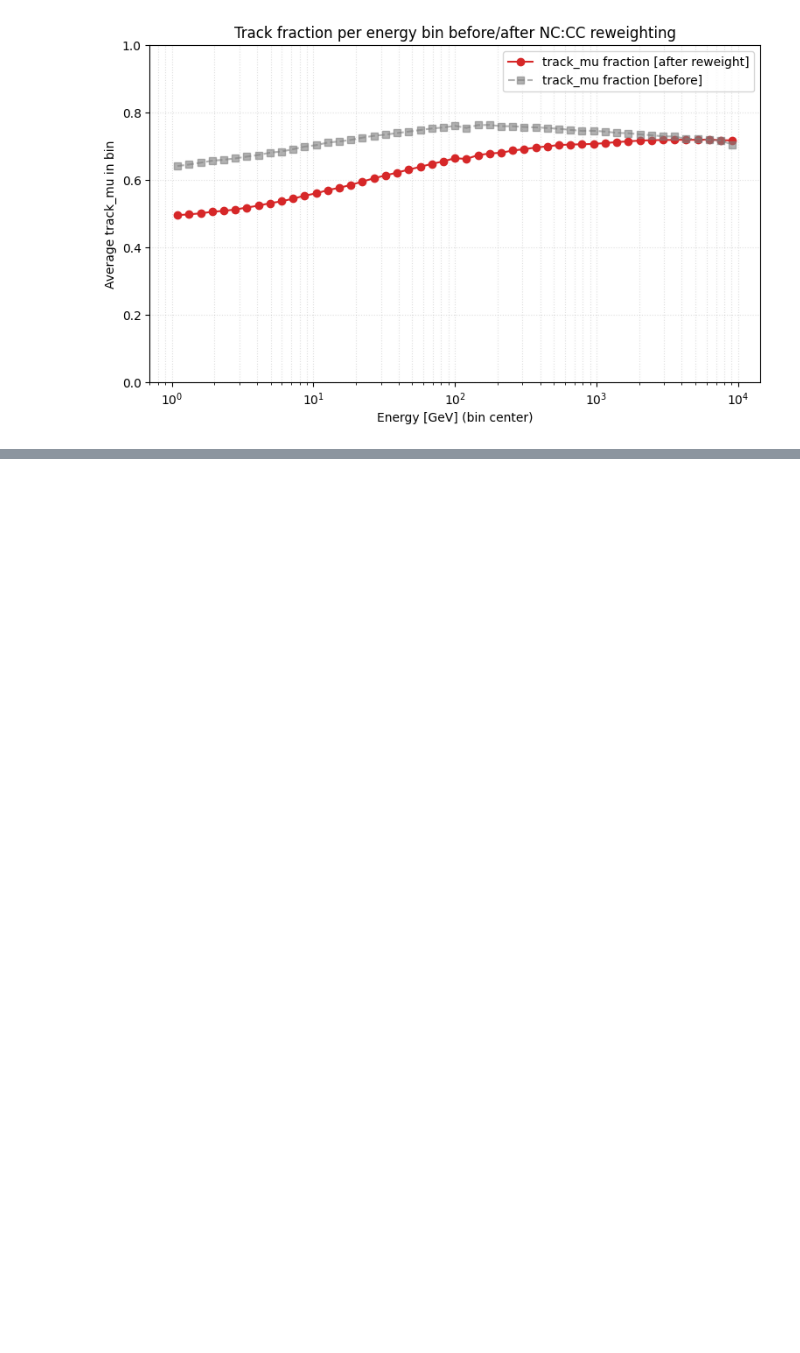
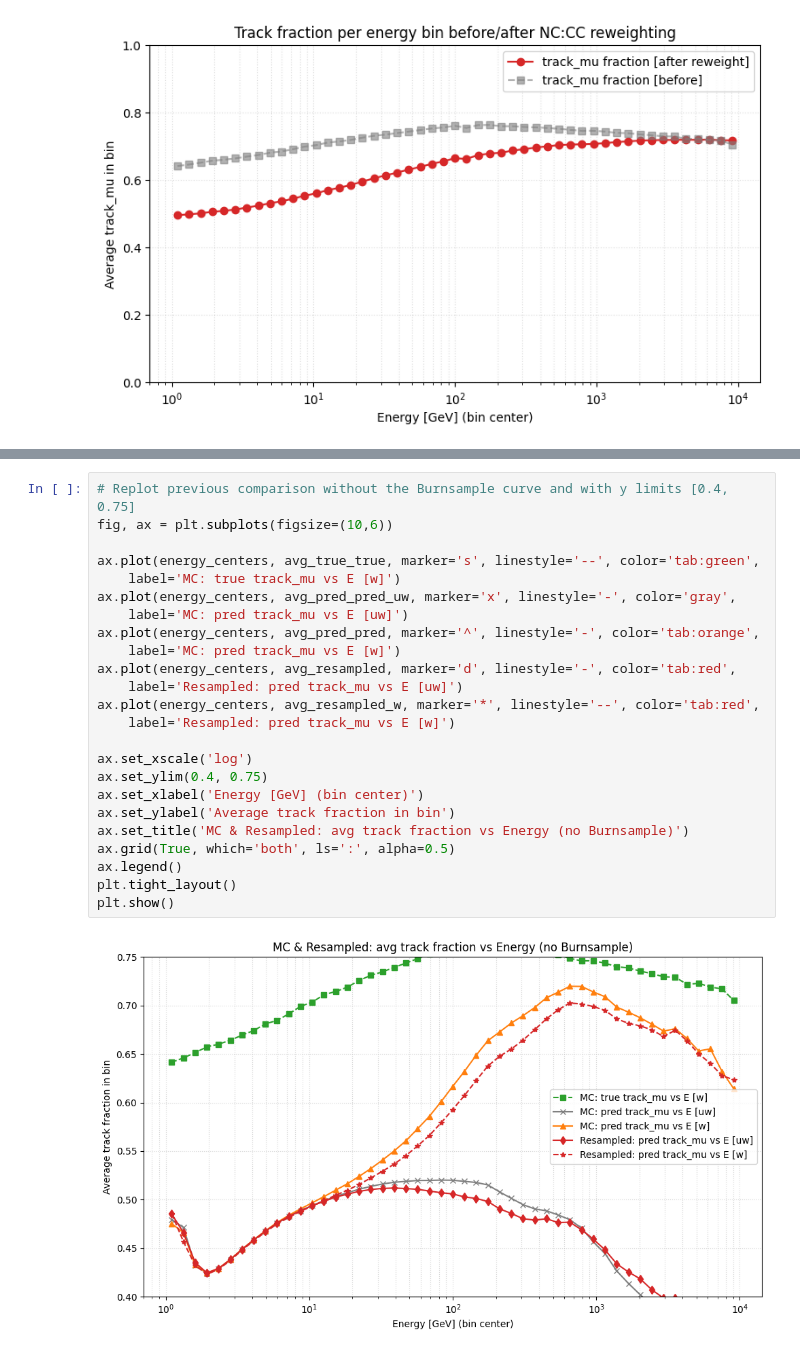
Before and after one commit to Nielsdb63/Weinberg_Angle_IceCube, a Jupyter notebook: ST.ipynb, the cells around one changed output, grey strips where cells are left out. Saved outputs shown, nothing was run; the diff lists cells and outputs as text; blank space fills up the shorter version.

```diff
--- a/ST.ipynb
+++ b/ST.ipynb
@@ -1211,0 +1226,26 @@ plt.show()
+# %%
+# Replot previous comparison without the Burnsample curve and with y limits [0.4, 0.75]
+fig, ax = plt.subplots(figsize=(10,6))
+
+ax.plot(energy_centers, avg_true_true, marker='s', linestyle='--', color='tab:green',
+    label='MC: true track_mu vs E [w]')
+ax.plot(energy_centers, avg_pred_pred_uw, marker='x', linestyle='-', color='gray',
+    label='MC: pred track_mu vs E [uw]')
+ax.plot(energy_centers, avg_pred_pred, marker='^', linestyle='-', color='tab:orange',
+    label='MC: pred track_mu vs E [w]')
+ax.plot(energy_centers, avg_resampled, marker='d', linestyle='-', color='tab:red',
+    label='Resampled: pred track_mu vs E [uw]')
+ax.plot(energy_centers, avg_resampled_w, marker='*', linestyle='--', color='tab:red',
+    label='Resampled: pred track_mu vs E [w]')
+
+ax.set_xscale('log')
+ax.set_ylim(0.4, 0.75)
+ax.set_xlabel('Energy [GeV] (bin center)')
+ax.set_ylabel('Average track fraction in bin')
+ax.set_title('MC & Resampled: avg track fraction vs Energy (no Burnsample)')
+ax.grid(True, which='both', ls=':', alpha=0.5)
+ax.legend()
+plt.tight_layout()
+plt.show()
+# %% [output]
+[figure, added]
```
Also changed, not shown: parts of 6 cells of this notebook, 6 other files.
